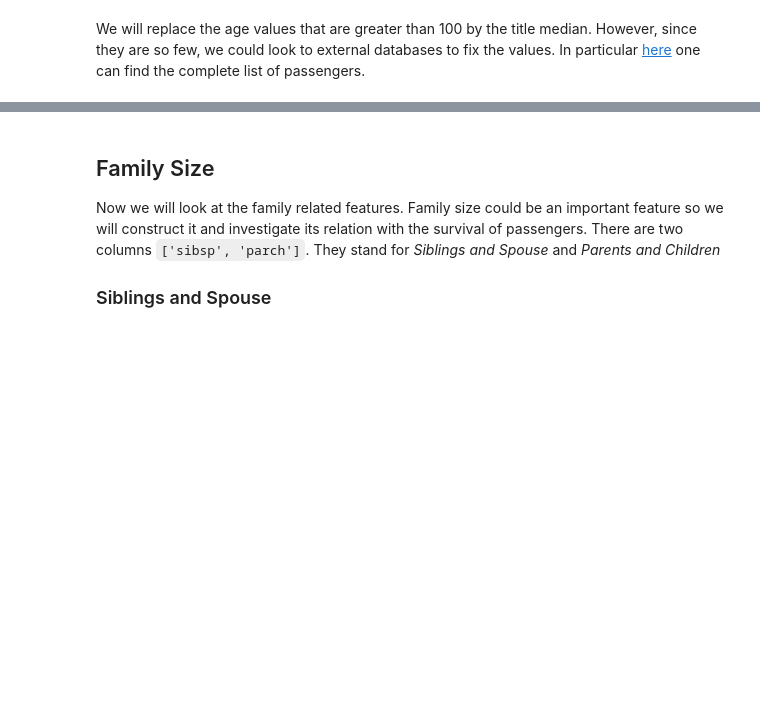
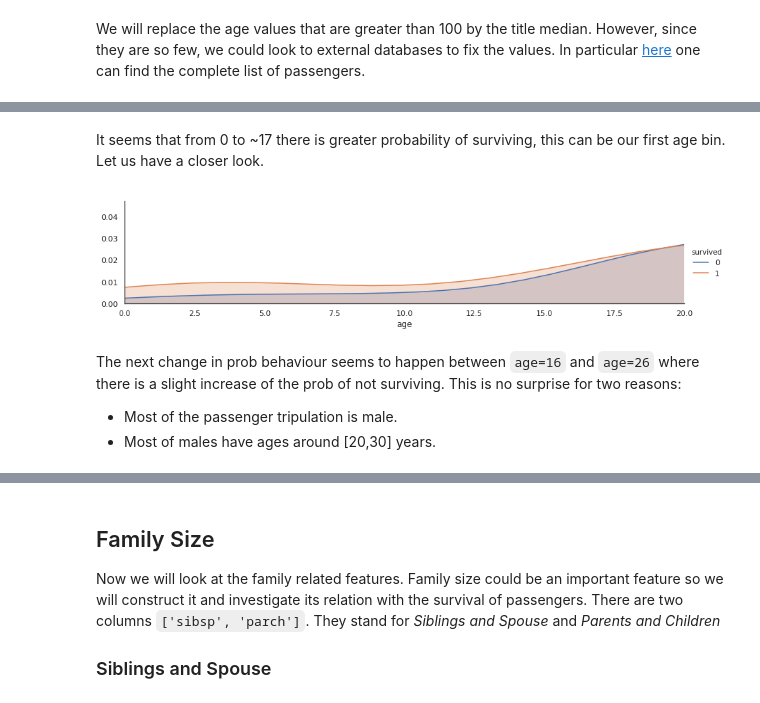
Before and after one commit to pibieta/ML-course, a Jupyter notebook: cargox/Thomas_Andrews.ipynb, the cells around one changed output, grey strips where cells are left out. Saved outputs shown, nothing was run; the diff lists cells and outputs as text; code cells hidden in the pictures; blank space fills up the shorter version.

```diff
--- a/cargox/Thomas_Andrews.ipynb
+++ b/cargox/Thomas_Andrews.ipynb
@@ -302,0 +322,10 @@ train_feat.loc[train_feat.age > 100, 'age'] = train_feat.groupby('title').age.me
+# %% [markdown]
+It seems that from 0 to ~17 there is greater probability of surviving, this can be our first age bin. Let us have a closer look.
+# %%
+plot_dist('age', zoom = True, x0=0, xm =20)
+# %% [output]
+[figure, added]
+# %% [markdown]
+The next change in prob behaviour seems to happen between `age=16`  and `age=26` where there is a slight increase of the prob of not surviving. This is no surprise for two reasons:
+* Most of the passenger tripulation is male.
+* Most of males have ages around [20,30] years.
```
Also changed, not shown: parts of 56 cells of this notebook.
